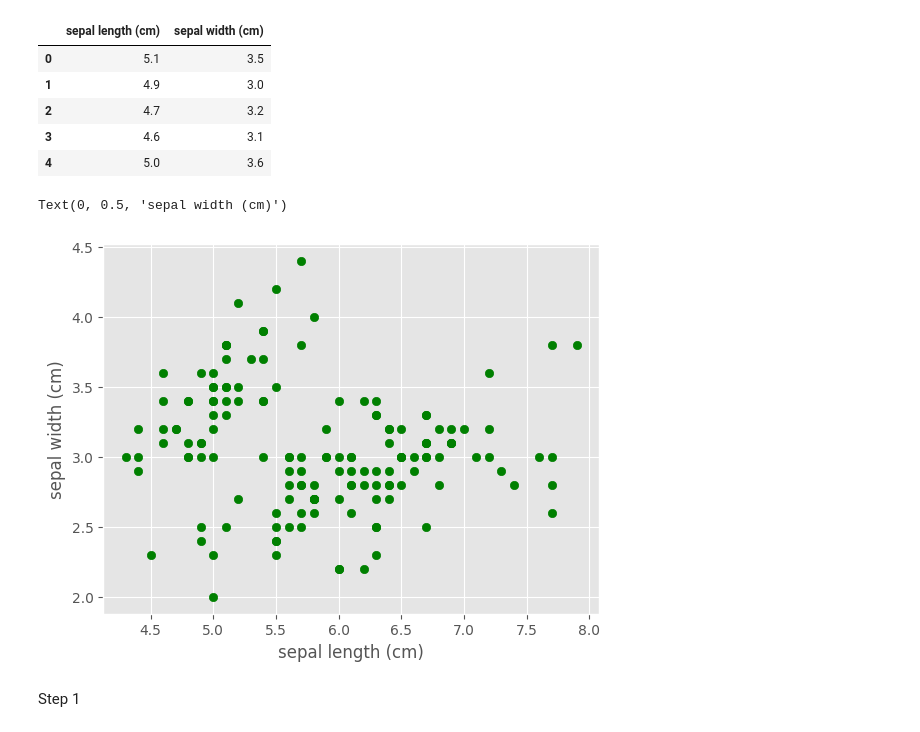
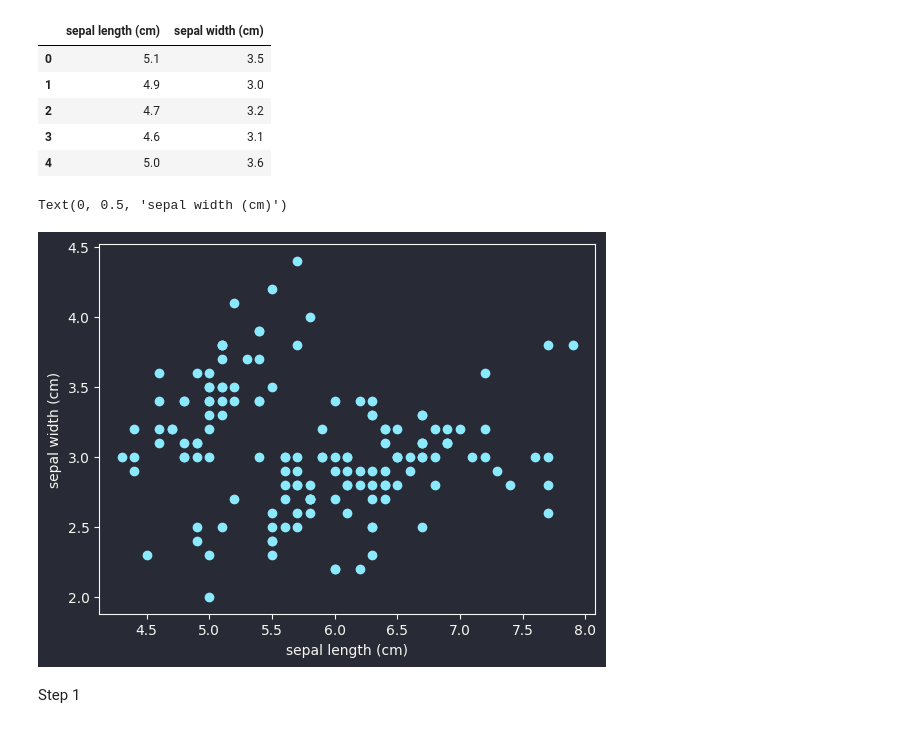
Before and after one commit to BasselD/ai-ml-training, a Jupyter notebook: 04_machine_learning/unsupervised_learning/unsupervised_outlier_detection.ipynb, the cells around one changed output. Cells and saved outputs as stored; diff of their text form; code cells hidden in the pictures.

Commit message:
more visual updates

```diff
--- a/04_machine_learning/unsupervised_learning/unsupervised_outlier_detection.ipynb
+++ b/04_machine_learning/unsupervised_learning/unsupervised_outlier_detection.ipynb
@@ -36,8 +38,9 @@ import seaborn as sns
 
 from sklearn.datasets import load_iris
 from sklearn.neighbors import NearestNeighbors
-# %%
-plt.style.use('ggplot')
+# %%
+#plt.style.use('ggplot')
+plt.style.use(matplotx.styles.dracula)
 # %%
 iris_data = load_iris()
 
@@ -84,12 +87,12 @@ df.head()
 | 3 | 4.6 | 3.1 |
 | 4 | 5.0 | 3.6 |
 # %%
-plt.scatter(df['sepal length (cm)'], df['sepal width (cm)'], color='green') #original
+plt.scatter(df['sepal length (cm)'], df['sepal width (cm)']) #original
 plt.xlabel('sepal length (cm)')
 plt.ylabel('sepal width (cm)')
 # %% [output]
 Text(0, 0.5, 'sepal width (cm)')
-[figure, old version]
+[figure, new version]
 # %% [markdown]
 Step 1
 # %%
```
Also changed, not shown: parts of 13 cells of this notebook.
